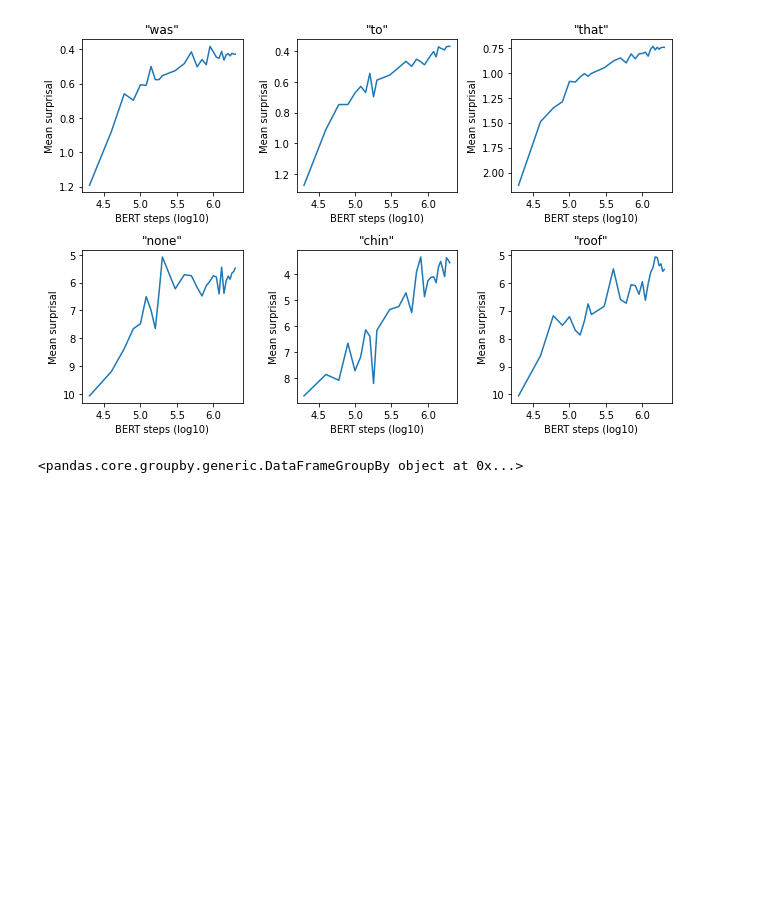
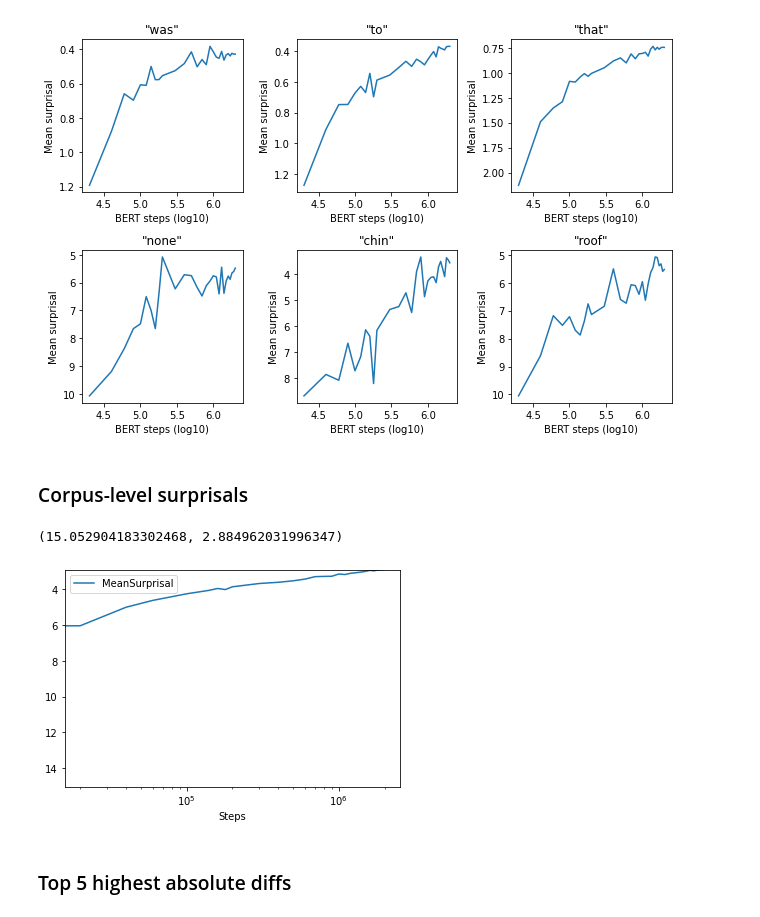
Before and after one commit to NazaninShafiabadi/word-acquisition-language-models, a Jupyter notebook: scripts/analyses.ipynb, the cells around one changed output. Drawn from its saved outputs; the diff is of its cells as text; code cells hidden in the pictures; blank space fills up the shorter version.

```diff
--- a/scripts/analyses.ipynb
+++ b/scripts/analyses.ipynb
@@ -81,11 +84,17 @@ plot_surprisals(frequent['Token'].drop_duplicates().sample(3).tolist() + non_fre
 # %% [output]
 [figure]
+# %% [markdown]
+### Corpus-level surprisals
 # %%
 # for each step, average surprisal across all words
 
-bert_surprisals.groupby('Steps')
+avg_surprisals = bert_surprisals.groupby('Steps')['MeanSurprisal'].mean().reset_index()
+avg_surprisals.plot(x='Steps', y='MeanSurprisal', logx=True).set_ylim(avg_surprisals['MeanSurprisal'].max(), avg_surprisals['MeanSurprisal'].min())
 # %% [output]
-<pandas.core.groupby.generic.DataFrameGroupBy object at 0x...>
+(15.052904183302468, 2.884962031996347)
+[figure, added]
 # %%
 # plot_surprisals(bert_surprisals['Token'].drop_duplicates().tolist(), bert_surprisals)
+# %% [markdown]
+### Top 5 highest absolute diffs
 # %%
```
Also changed, not shown: parts of 3 cells of this notebook.
